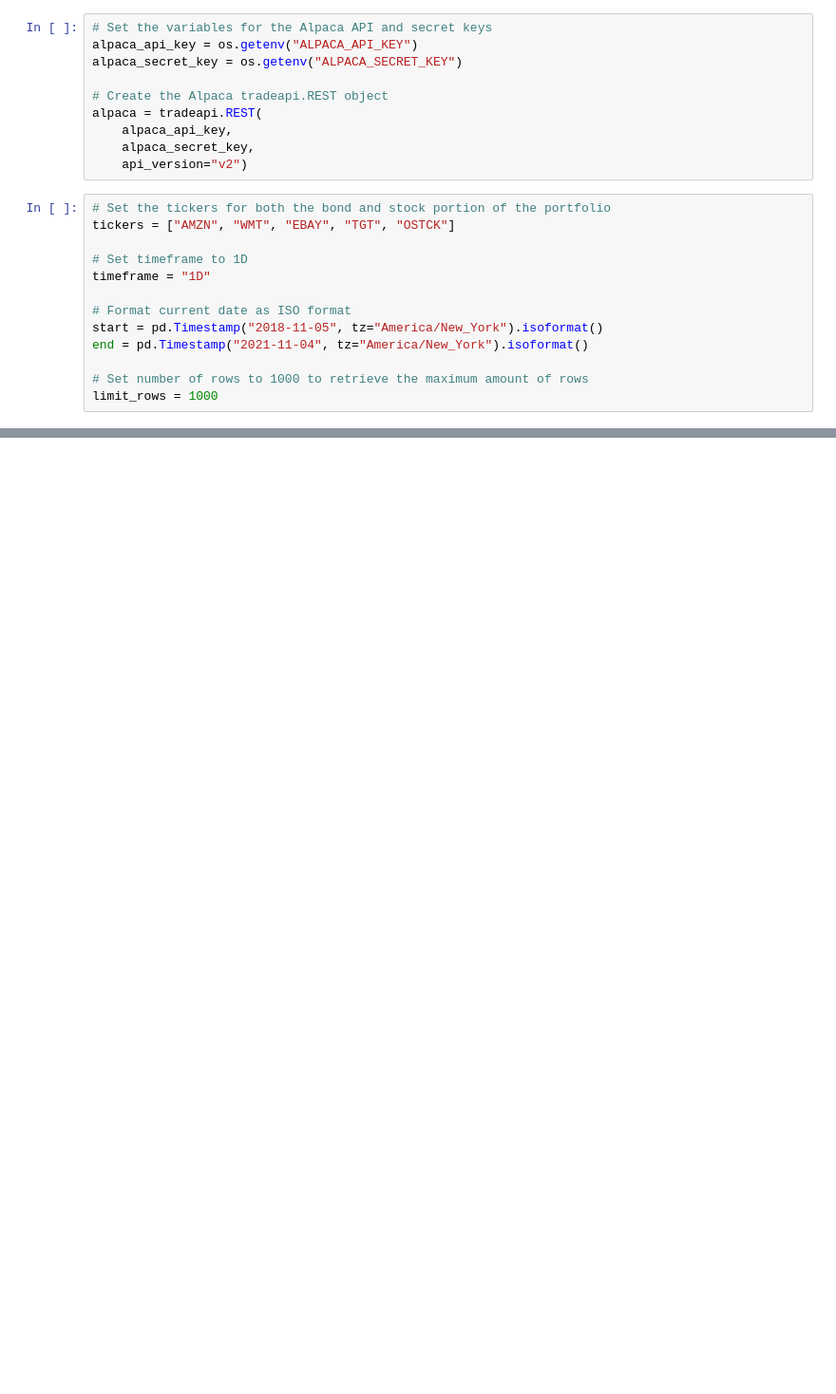
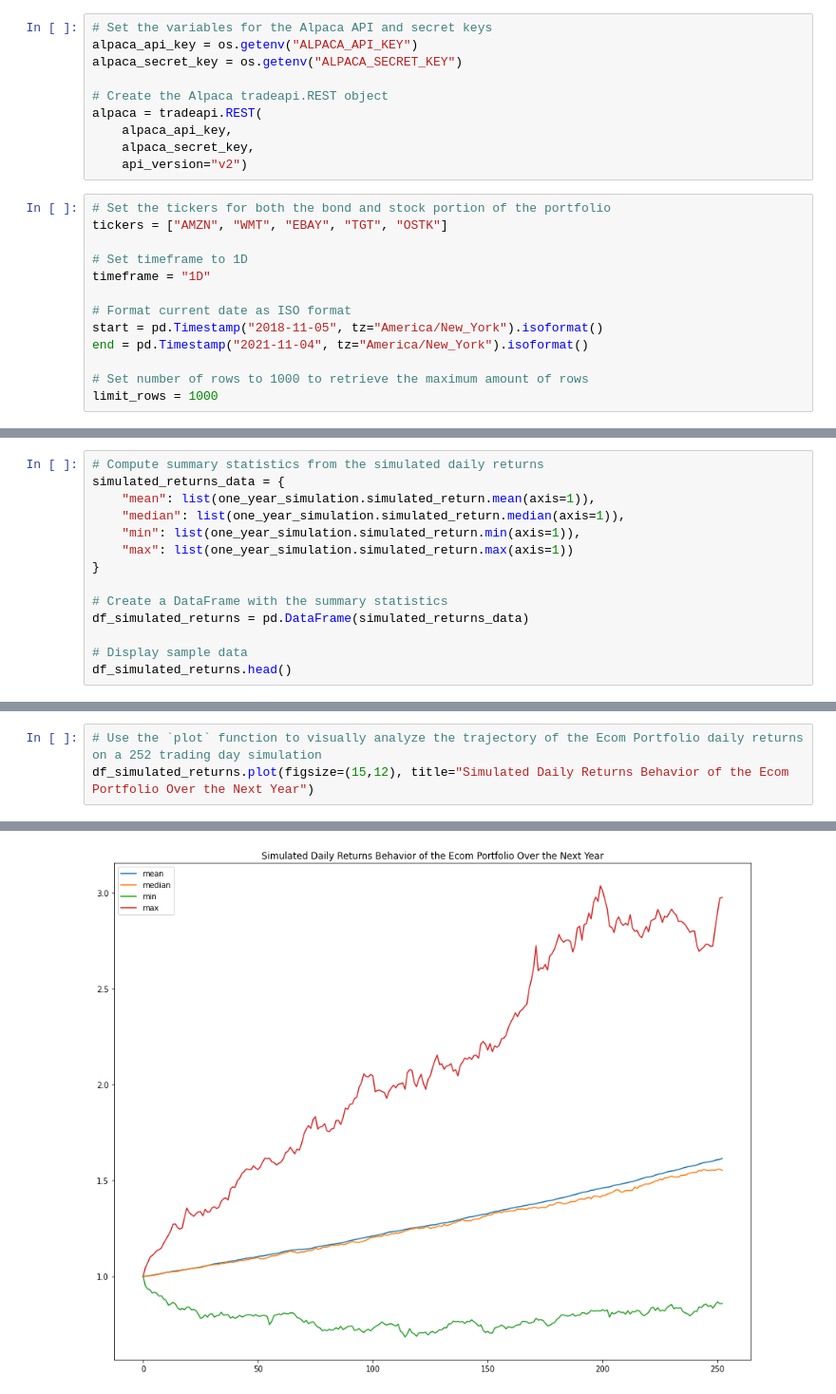
Before and after one commit to jojomani/modern_ecommerce_analysis, a Jupyter notebook: modern_ecom_analysis.ipynb, the cells around one changed output, grey strips where cells are left out. Shown at 95% size. Drawn from its saved outputs; the diff is of its cells as text; blank space fills up the shorter version.

```diff
--- a/modern_ecom_analysis.ipynb
+++ b/modern_ecom_analysis.ipynb
@@ -421,7 +514,7 @@ alpaca = tradeapi.REST(
     api_version="v2")
 # %%
 # Set the tickers for both the bond and stock portion of the portfolio
-tickers = ["AMZN", "WMT", "EBAY", "TGT", "OSTCK"]
+tickers = ["AMZN", "WMT", "EBAY", "TGT", "OSTK"]
 
 # Set timeframe to 1D
 timeframe = "1D"
@@ -464,0 +630,14 @@ one_year_simulation.plot_simulation()
+# %%
+# Compute summary statistics from the simulated daily returns
+simulated_returns_data = {
+    "mean": list(one_year_simulation.simulated_return.mean(axis=1)),
+    "median": list(one_year_simulation.simulated_return.median(axis=1)),
+    "min": list(one_year_simulation.simulated_return.min(axis=1)),
+    "max": list(one_year_simulation.simulated_return.max(axis=1))
+}
+
+# Create a DataFrame with the summary statistics
+df_simulated_returns = pd.DataFrame(simulated_returns_data)
+
+# Display sample data
+df_simulated_returns.head()
@@ -464,0 +651,4 @@ one_year_simulation.plot_simulation()
+# %%
+# Use the `plot` function to visually analyze the trajectory of the Ecom Portfolio daily returns on a 252 trading day simulation
+df_simulated_returns.plot(figsize=(15,12), title="Simulated Daily Returns Behavior of the Ecom Portfolio Over the Next Year")
+# %% [output]
@@ -464,0 +656 @@ one_year_simulation.plot_simulation()
+[figure, added]
```
Also changed, not shown: parts of 42 cells of this notebook, 3 other files.
